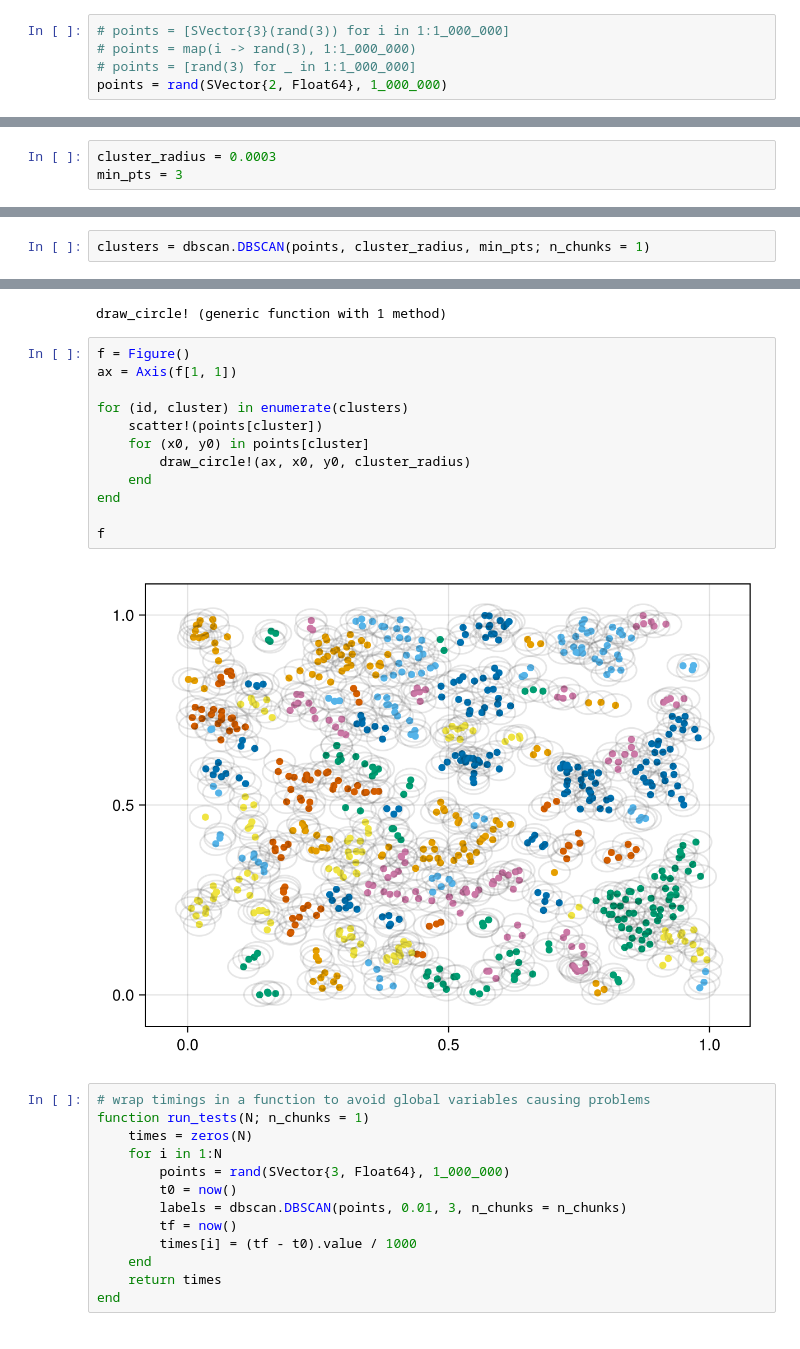
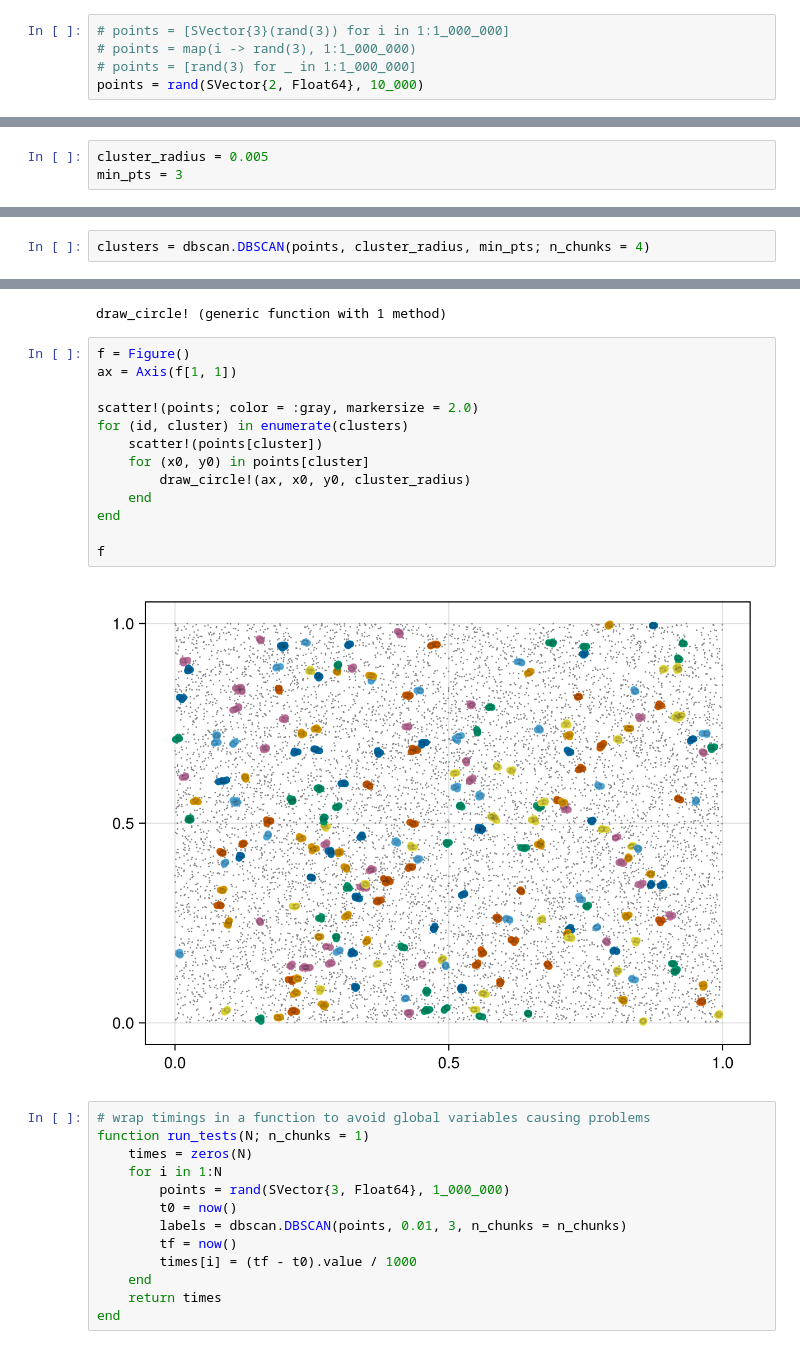
Before and after one commit to samncorn/dbscan.jl, a Jupyter notebook: demos/dbscan_demo.ipynb, the cells around one changed output, grey strips where cells are left out. Drawn from its saved outputs; the diff is of its cells as text.

```diff
--- a/demos/dbscan_demo.ipynb
+++ b/demos/dbscan_demo.ipynb
@@ -13,5 +13,5 @@ using CairoMakie
 # points = [SVector{3}(rand(3)) for i in 1:1_000_000]
 # points = map(i -> rand(3), 1:1_000_000)
 # points = [rand(3) for _ in 1:1_000_000]
-points = rand(SVector{2, Float64}, 1_000_000)
+points = rand(SVector{2, Float64}, 10_000)
 # %% [output]
@@ -35,8 +35,8 @@ points = rand(SVector{2, Float64}, 1_000_000)
 # %%
-cluster_radius = 0.0003
+cluster_radius = 0.005
 min_pts = 3
 # %% [output]
 3
 # %%
-clusters = dbscan.DBSCAN(points, cluster_radius, min_pts; n_chunks = 1)
+clusters = dbscan.DBSCAN(points, cluster_radius, min_pts; n_chunks = 4)
 # %% [output]
@@ -84,17 +83,18 @@ draw_circle! (generic function with 1 method)
 # %%
 f = Figure()
 ax = Axis(f[1, 1])
 
+scatter!(points; color = :gray, markersize = 2.0)
 for (id, cluster) in enumerate(clusters)
     scatter!(points[cluster])
     for (x0, y0) in points[cluster]
         draw_circle!(ax, x0, y0, cluster_radius)
     end
 end
 
 f
 # %% [output]
-[figure, old version]
+[figure, new version]
 # %%
 # wrap timings in a function to avoid global variables causing problems
 function run_tests(N; n_chunks = 1)
```
Also changed, not shown: parts of 5 cells of this notebook, 1 other file.
